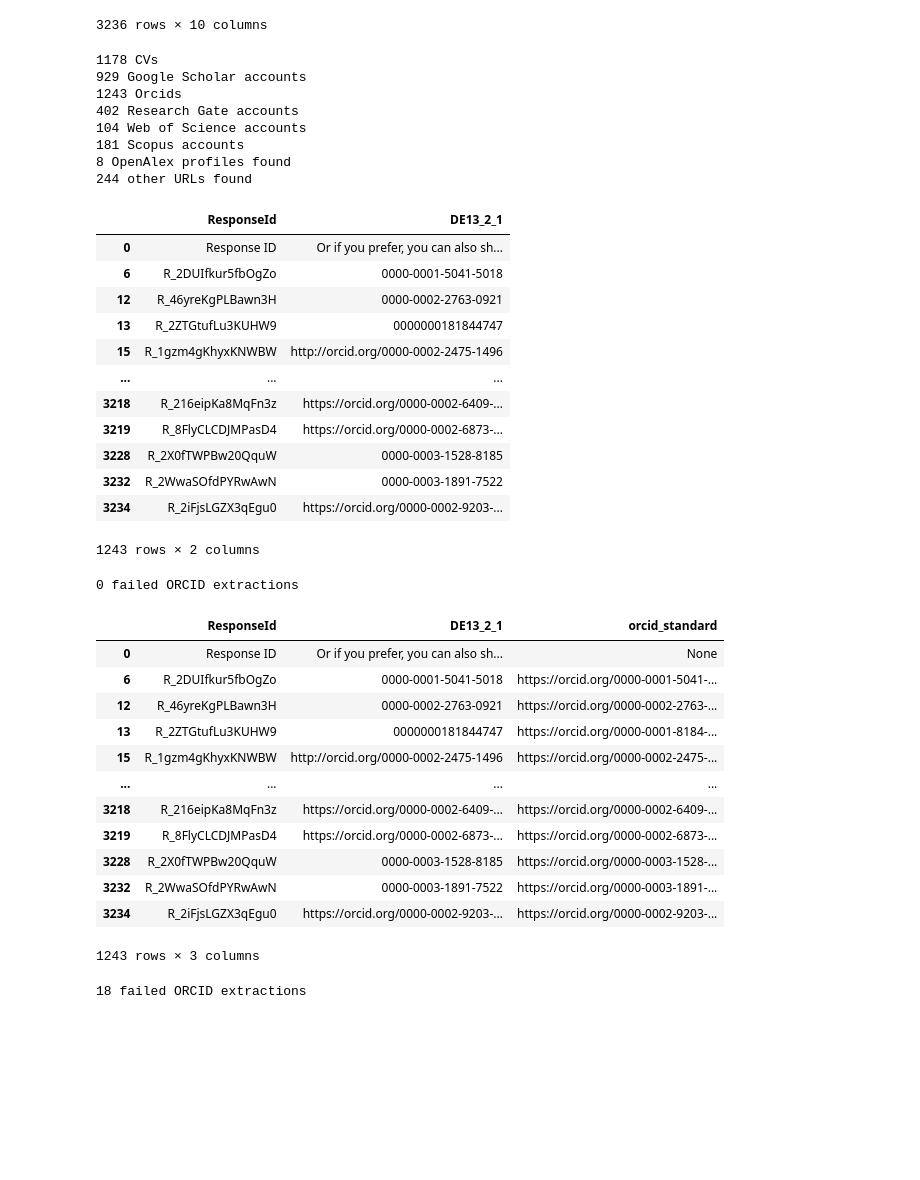
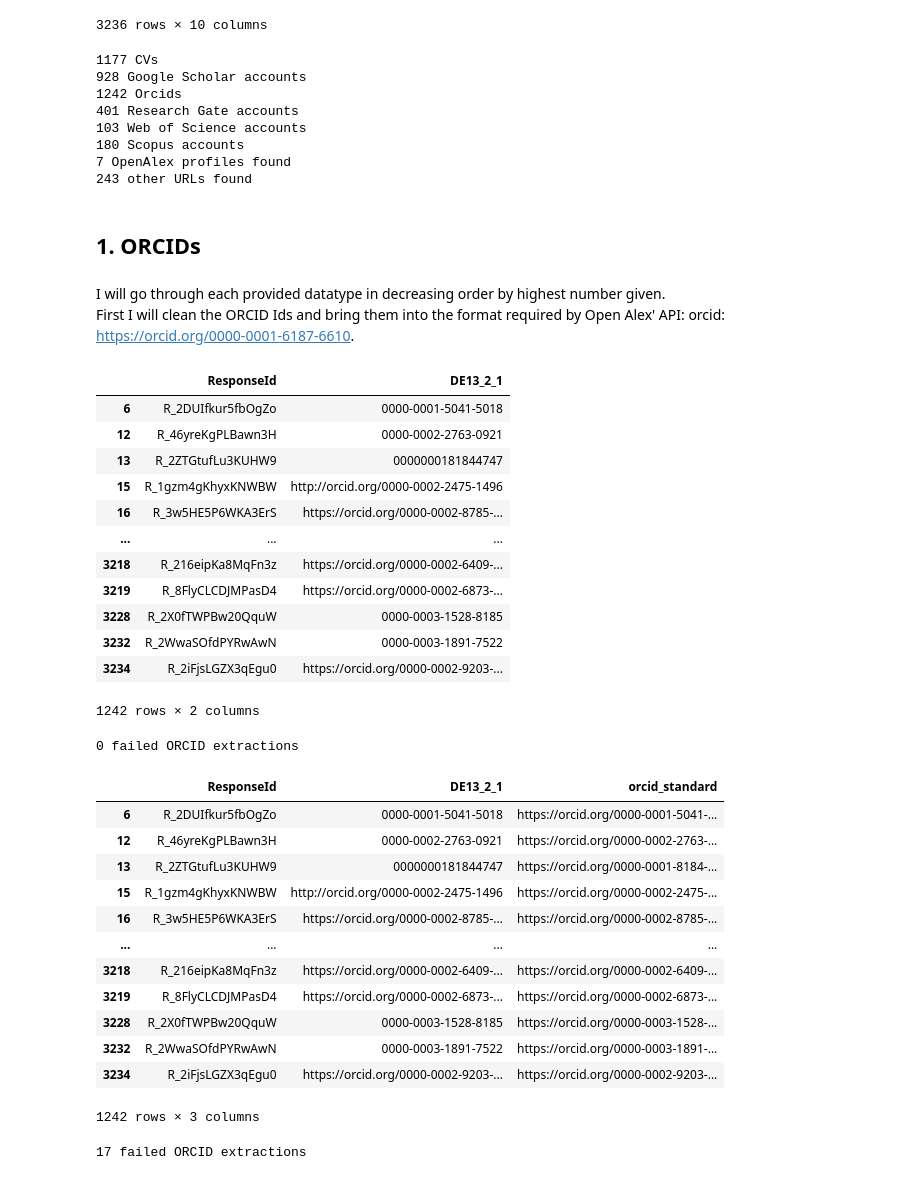
Before and after one commit to Ppandda/parenthood, a Jupyter notebook: parenthood_europe/notebooks/getting_temporal_data.ipynb, the cells around one changed output. Cells and saved outputs as stored; diff of their text form; code cells hidden in the pictures; blank space fills up the shorter version.

```diff
--- a/parenthood_europe/notebooks/getting_temporal_data.ipynb
+++ b/parenthood_europe/notebooks/getting_temporal_data.ipynb
@@ -20,55 +20,63 @@ df
 # %%
 df = df.drop(columns=["DE13c_1_TEXT"])
 # %%
-available_cvs = df['DE13a_Name'].notna().sum()
+df_data = df.iloc[1:]
+
+available_cvs = df_data['DE13a_Name'].notna().sum()
 print(f"{available_cvs} CVs")
 
-available_gscholar = df['DE13_1_1'].notna().sum()
+available_gscholar = df_data['DE13_1_1'].notna().sum()
 print(f"{available_gscholar} Google Scholar accounts")
 
-available_orcid = df['DE13_2_1'].notna().sum()
+available_orcid = df_data['DE13_2_1'].notna().sum()
 print(f"{available_orcid} Orcids")
 
-available_rgate = df['DE13_3_1'].notna().sum()
+available_rgate = df_data['DE13_3_1'].notna().sum()
 print(f"{available_rgate} Research Gate accounts")
 
-available_wscience = df['DE13_4_1'].notna().sum()
+available_wscience = df_data['DE13_4_1'].notna().sum()
 print(f"{available_wscience} Web of Science accounts")
 
-available_scopus = df['DE13_5_1'].notna().sum()
+available_scopus = df_data['DE13_5_1'].notna().sum()
 print(f"{available_scopus} Scopus accounts")
 
-available_oalex = df['DE14_11_1'].notna().sum()
+available_oalex = df_data['DE14_11_1'].notna().sum()
 print(f"{available_oalex} OpenAlex profiles found")
 
-available_otherurl = df['DE13_6_1'].notna().sum()
+available_otherurl = df_data['DE13_6_1'].notna().sum()
 print(f"{available_otherurl} other URLs found")
 # %% [output]
-1178 CVs
-929 Google Scholar accounts
-1243 Orcids
-402 Research Gate accounts
-104 Web of Science accounts
-181 Scopus accounts
-8 OpenAlex profiles found
-244 other URLs found
+1177 CVs
+928 Google Scholar accounts
+1242 Orcids
+401 Research Gate accounts
+103 Web of Science accounts
+180 Scopus accounts
+7 OpenAlex profiles found
+243 other URLs found
+# %% [markdown]
+## 1. ORCIDs
+# %% [markdown]
+I will go through each provided datatype in decreasing order by highest number given.
+First I will clean the ORCID Ids and bring them into the format required by Open Alex' API: orcid:
+https://orcid.org/0000-0001-6187-6610.
 # %%
-orcid_df = df.loc[df['DE13_2_1'].notna(), ['ResponseId', 'DE13_2_1']]
+orcid_df = df_data.loc[df_data['DE13_2_1'].notna(), ['ResponseId', 'DE13_2_1']]
 orcid_df
 # %% [output]
 |  | ResponseId | DE13_2_1 |
-| 0 | Response ID | Or if you prefer, you can also sh... |
 | 6 | R_2DUIfkur5fbOgZo | 0000-0001-5041-5018 |
 | 12 | R_46yreKgPLBawn3H | 0000-0002-2763-0921 |
 | 13 | R_2ZTGtufLu3KUHW9 | 0000000181844747 |
 | 15 | R_1gzm4gKhyxKNWBW | http://orcid.org/0000-0002-2475-1496 |
+| 16 | R_3w5HE5P6WKA3ErS | https://orcid.org/0000-0002-8785-... |
 | ... | ... | ... |
 | 3218 | R_216eipKa8MqFn3z | https://orcid.org/0000-0002-6409-... |
 | 3219 | R_8FlyCLCDJMPasD4 | https://orcid.org/0000-0002-6873-... |
 | 3228 | R_2X0fTWPBw20QquW | 0000-0003-1528-8185 |
 | 3232 | R_2WwaSOfdPYRwAwN | 0000-0003-1891-7522 |
 | 3234 | R_2iFjsLGZX3qEgu0 | https://orcid.org/0000-0002-9203-... |
-1243 rows × 2 columns
+1242 rows × 2 columns
 # %%
 failed_orcid_extractions = orcid_df[orcid_df['DE13_2_1'].isna()]
 print(f"{len(failed_orcid_extractions)} failed ORCID extractions")
@@ -99,21 +107,21 @@ orcid_df['orcid_standard'] = orcid_df['DE13_2_1'].apply(extract_canonical_orcid)
 orcid_df
 # %% [output]
 |  | ResponseId | DE13_2_1 | orcid_standard |
-| 0 | Response ID | Or if you prefer, you can also sh... | None |
 | 6 | R_2DUIfkur5fbOgZo | 0000-0001-5041-5018 | https://orcid.org/0000-0001-5041-... |
 | 12 | R_46yreKgPLBawn3H | 0000-0002-2763-0921 | https://orcid.org/0000-0002-2763-... |
 | 13 | R_2ZTGtufLu3KUHW9 | 0000000181844747 | https://orcid.org/0000-0001-8184-... |
 | 15 | R_1gzm4gKhyxKNWBW | http://orcid.org/0000-0002-2475-1496 | https://orcid.org/0000-0002-2475-... |
+| 16 | R_3w5HE5P6WKA3ErS | https://orcid.org/0000-0002-8785-... | https://orcid.org/0000-0002-8785-... |
 | ... | ... | ... | ... |
 | 3218 | R_216eipKa8MqFn3z | https://orcid.org/0000-0002-6409-... | https://orcid.org/0000-0002-6409-... |
 | 3219 | R_8FlyCLCDJMPasD4 | https://orcid.org/0000-0002-6873-... | https://orcid.org/0000-0002-6873-... |
 | 3228 | R_2X0fTWPBw20QquW | 0000-0003-1528-8185 | https://orcid.org/0000-0003-1528-... |
 | 3232 | R_2WwaSOfdPYRwAwN | 0000-0003-1891-7522 | https://orcid.org/0000-0003-1891-... |
 | 3234 | R_2iFjsLGZX3qEgu0 | https://orcid.org/0000-0002-9203-... | https://orcid.org/0000-0002-9203-... |
-1243 rows × 3 columns
+1242 rows × 3 columns
 # %%
 failed_orcid_extractions = orcid_df[orcid_df['orcid_standard'].isna()]
 print(f"{len(failed_orcid_extractions)} failed ORCID extractions")
 # %% [output]
-18 failed ORCID extractions
+17 failed ORCID extractions
 # %%
```
Also changed, not shown: parts of 33 cells of this notebook, 1 other file.
